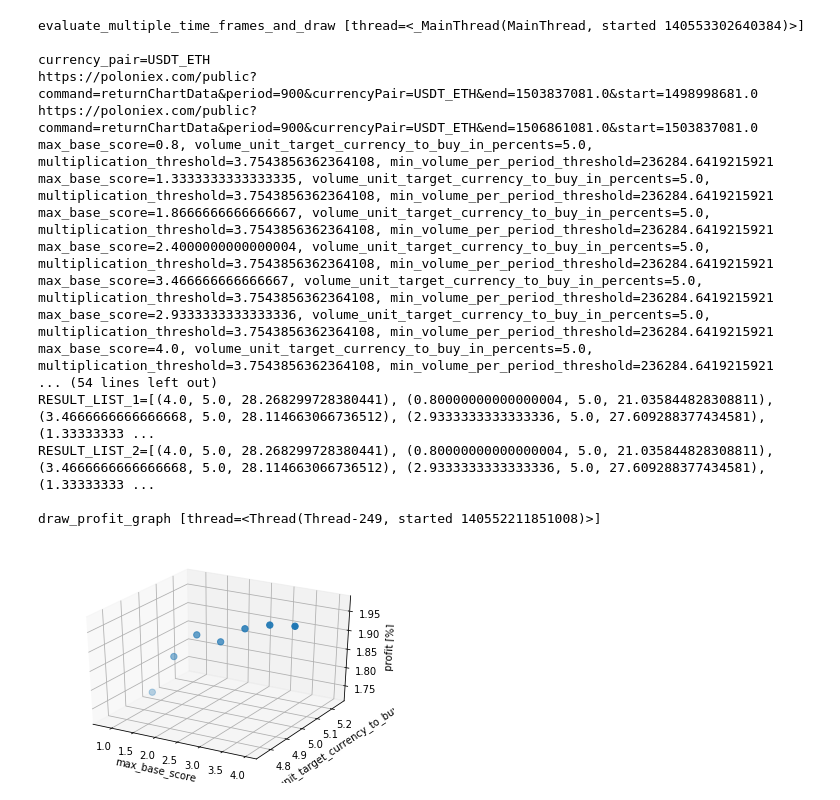
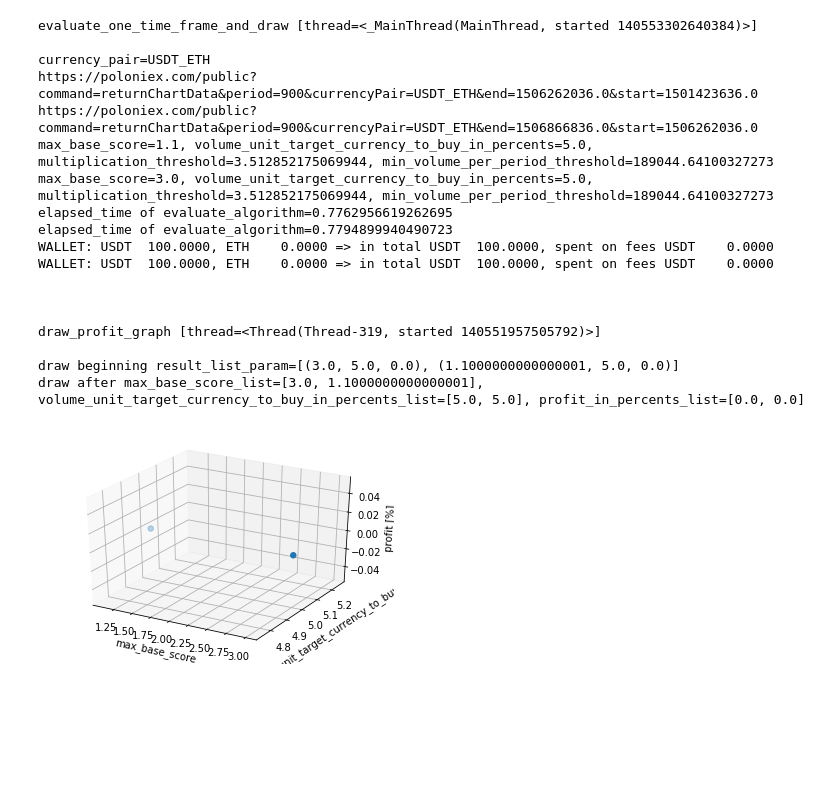
Before and after one commit to tomas-skalicky/coin_trading_algorithms__python, a Jupyter notebook: support_and_resistance__tomas.ipynb, the cells around one changed output. Drawn from its saved outputs; the diff is of its cells as text; code cells hidden in the pictures; blank space fills up the shorter version.

```diff
--- a/support_and_resistance__tomas.ipynb
+++ b/support_and_resistance__tomas.ipynb
@@ -1107,7 +1107,7 @@ class CurrencyPairEvaluator:
     def evaluate_one_time_frame_and_draw(self, new_week_count):
         print('\nevaluate_one_time_frame_and_draw [thread={}]\n'.format(threading.current_thread()))
 
-        result_list_param = self.evaluate(new_week_count)
+        result_list_param, max_profit = self.evaluate(new_week_count)
         graph_thread = self.draw_profit_graph_in_new_thread(result_list_param)
         return result_list_param, graph_thread
 
@@ -1117,7 +1117,7 @@ class CurrencyPairEvaluator:
             currency_pair, old_week_count, new_week_count)
 
         pool = Pool(processes=7)
-        for max_base_score_param in np.linspace(0.8, 4, num=7):  # min .8, max 3 (to avoid extremes)
+        for max_base_score_param in np.linspace(1.1, 3, num=2):  # min .8, max 3 (to avoid extremes)
             for volume_unit_target_currency_to_buy_in_percents_param in np.linspace(5, 5, num=1):  # max 5 (to avoid extremes)
                 pool.apply_async(func=one_time_frame_evaluator.create_config_and_evaluate_algorithm,
                                  args=(max_base_score_param,
@@ -1144,7 +1144,7 @@ class CurrencyPairEvaluator:
                 existing_profit = temp_volume_profit_dict.setdefault(current_volume_string, 0.0)
 
                 current_profit = score_volume_profit_tuple[2]
-                normalized_profit = current_profit / max_profit
+                normalized_profit = current_profit / max_profit if max_profit > 0 else 0.0
                 temp_volume_profit_dict.update({current_volume_string: existing_profit + normalized_profit})
 
         result_list = []
@@ -1170,7 +1170,7 @@ class CurrencyPairEvaluator:
         fig = plt.figure()
         ax = fig.add_subplot(111, projection='3d')
         ax.scatter(max_base_score_list, volume_unit_target_currency_to_buy_in_percents_list,
-                   profit_in_percents_list, marker='o', s=40)
+                   profit_in_percents_list, marker='o', s=30)
         ax.set_xlabel('max_base_score')
         ax.set_ylabel('volume_unit_target_currency_to_buy [%]')
         ax.set_zlabel('profit [%]')
@@ -1189,48 +1189,50 @@ old_week_count = 8
 
 # DO NOT DELETE
 # (old_week_count, new_week_count, max_base_score, volume_unit_target_currency_to_buy_in_percents)
+# (8, [5, 10, 15, 20], 1.1, 5) =>
 # (8, 20, 1.1, 4) => WALLET: USDT 127.4,  ETH 0.27   => in total USDT 209.6    (.8 multiplication of final_balance)
 # (8, 10, 3, 5)   => WALLET: USDT 98,     ETH 0.1253 => in total USDT 136.1642 (.8 multiplication of final_balance)
 # (8, 5, 1.1, 5)  => WALLET: USDT 113.03, ETH 0.0043 => in total USDT 114.3438 (.8 multiplication of final_balance)
 currency_pair = CurrencyPair('USDT', 'ETH', 0.0005)
 
 # DO NOT DELETE
 # (old_week_count, new_week_count, max_base_score, volume_unit_target_currency_to_buy_in_percents)
 # (8, 20, 2.6, 5) => WALLET: USDT 220.526, LTC 0.2208 => in total USDT 232.8 (.8 multiplication of final_balance)
 # (8, 10, 2, 1)   => WALLET: USDT 27.3570, LTC 1.4877 => in total USDT 110   (.8 multiplication of final_balance)
 # (8, 5, .8, 1)   => WALLET: USDT 25.6203, LTC 1.3536 => in total USDT 101   (.8 multiplication of final_balance)
 # currency_pair = CurrencyPair('USDT', 'LTC', 0.0005)
 
 # DO NOT DELETE
 # (old_week_count, new_week_count, max_base_score, volume_unit_target_currency_to_buy_in_percents)
 # (8, 20, 3, 1.5) => WALLET: USDT 0, XMR 1.465 => in total USDT 139.9
 # currency_pair = CurrencyPair('USDT', 'XMR', 0.0005)
 
 # DO NOT DELETE
 # currency_pair = CurrencyPair('BTC', 'ETH', 0.0005)
 # currency_pair = CurrencyPair('BTC', 'LTC', 0.0005)
 # currency_pair = CurrencyPair('BTC', 'XMR', 0.0005)
 
 currency_pair_evaluator = CurrencyPairEvaluator(currency_pair)
 # DO NOT DELETE
-#currency_pair_evaluator.evaluate_one_time_frame_and_draw_and_close(1)
-currency_pair_evaluator.evaluate_multiple_time_frames_and_draw([5, 10])
+currency_pair_evaluator.evaluate_one_time_frame_and_draw_and_close(1)
+# currency_pair_evaluator.evaluate_multiple_time_frames_and_draw([1, 2])
 # %% [output]
-evaluate_multiple_time_frames_and_draw [thread=<_MainThread(MainThread, started 140553302640384)>]
+evaluate_one_time_frame_and_draw [thread=<_MainThread(MainThread, started 140553302640384)>]
 
 currency_pair=USDT_ETH
-https://poloniex.com/public?command=returnChartData&period=900&currencyPair=USDT_ETH&end=1503837081.0&start=1498998681.0
-https://poloniex.com/public?command=returnChartData&period=900&currencyPair=USDT_ETH&end=1506861081.0&start=1503837081.0
-max_base_score=0.8, volume_unit_target_currency_to_buy_in_percents=5.0, multiplication_threshold=3.7543856362364108, min_volume_per_period_threshold=236284.6419215921
-max_base_score=1.3333333333333335, volume_unit_target_currency_to_buy_in_percents=5.0, multiplication_threshold=3.7543856362364108, min_volume_per_period_threshold=236284.6419215921
-max_base_score=1.8666666666666667, volume_unit_target_currency_to_buy_in_percents=5.0, multiplication_threshold=3.7543856362364108, min_volume_per_period_threshold=236284.6419215921
-max_base_score=2.4000000000000004, volume_unit_target_currency_to_buy_in_percents=5.0, multiplication_threshold=3.7543856362364108, min_volume_per_period_threshold=236284.6419215921
-max_base_score=3.466666666666667, volume_unit_target_currency_to_buy_in_percents=5.0, multiplication_threshold=3.7543856362364108, min_volume_per_period_threshold=236284.6419215921
-max_base_score=2.9333333333333336, volume_unit_target_currency_to_buy_in_percents=5.0, multiplication_threshold=3.7543856362364108, min_volume_per_period_threshold=236284.6419215921
-max_base_score=4.0, volume_unit_target_currency_to_buy_in_percents=5.0, multiplication_threshold=3.7543856362364108, min_volume_per_period_threshold=236284.6419215921
-... (54 lines left out)
-RESULT_LIST_1=[(4.0, 5.0, 28.268299728380441), (0.80000000000000004, 5.0, 21.035844828308811), (3.4666666666666668, 5.0, 28.114663066736512), (2.9333333333333336, 5.0, 27.609288377434581), (1.33333333 ...
-RESULT_LIST_2=[(4.0, 5.0, 28.268299728380441), (0.80000000000000004, 5.0, 21.035844828308811), (3.4666666666666668, 5.0, 28.114663066736512), (2.9333333333333336, 5.0, 27.609288377434581), (1.33333333 ...
+https://poloniex.com/public?command=returnChartData&period=900&currencyPair=USDT_ETH&end=1506262036.0&start=1501423636.0
+https://poloniex.com/public?command=returnChartData&period=900&currencyPair=USDT_ETH&end=1506866836.0&start=1506262036.0
+max_base_score=1.1, volume_unit_target_currency_to_buy_in_percents=5.0, multiplication_threshold=3.512852175069944, min_volume_per_period_threshold=189044.64100327273
+max_base_score=3.0, volume_unit_target_currency_to_buy_in_percents=5.0, multiplication_threshold=3.512852175069944, min_volume_per_period_threshold=189044.64100327273
+elapsed_time of evaluate_algorithm=0.7762956619262695
+elapsed_time of evaluate_algorithm=0.7794899940490723
+WALLET: USDT  100.0000, ETH    0.0000 => in total USDT  100.0000, spent on fees USDT    0.0000
+WALLET: USDT  100.0000, ETH    0.0000 => in total USDT  100.0000, spent on fees USDT    0.0000
 
-draw_profit_graph [thread=<Thread(Thread-249, started 140552211851008)>]
+
+
+draw_profit_graph [thread=<Thread(Thread-319, started 140551957505792)>]
+
+draw beginning result_list_param=[(3.0, 5.0, 0.0), (1.1000000000000001, 5.0, 0.0)]
+draw after max_base_score_list=[3.0, 1.1000000000000001], volume_unit_target_currency_to_buy_in_percents_list=[5.0, 5.0], profit_in_percents_list=[0.0, 0.0]
-[figure, old version]
+[figure, new version]
```
